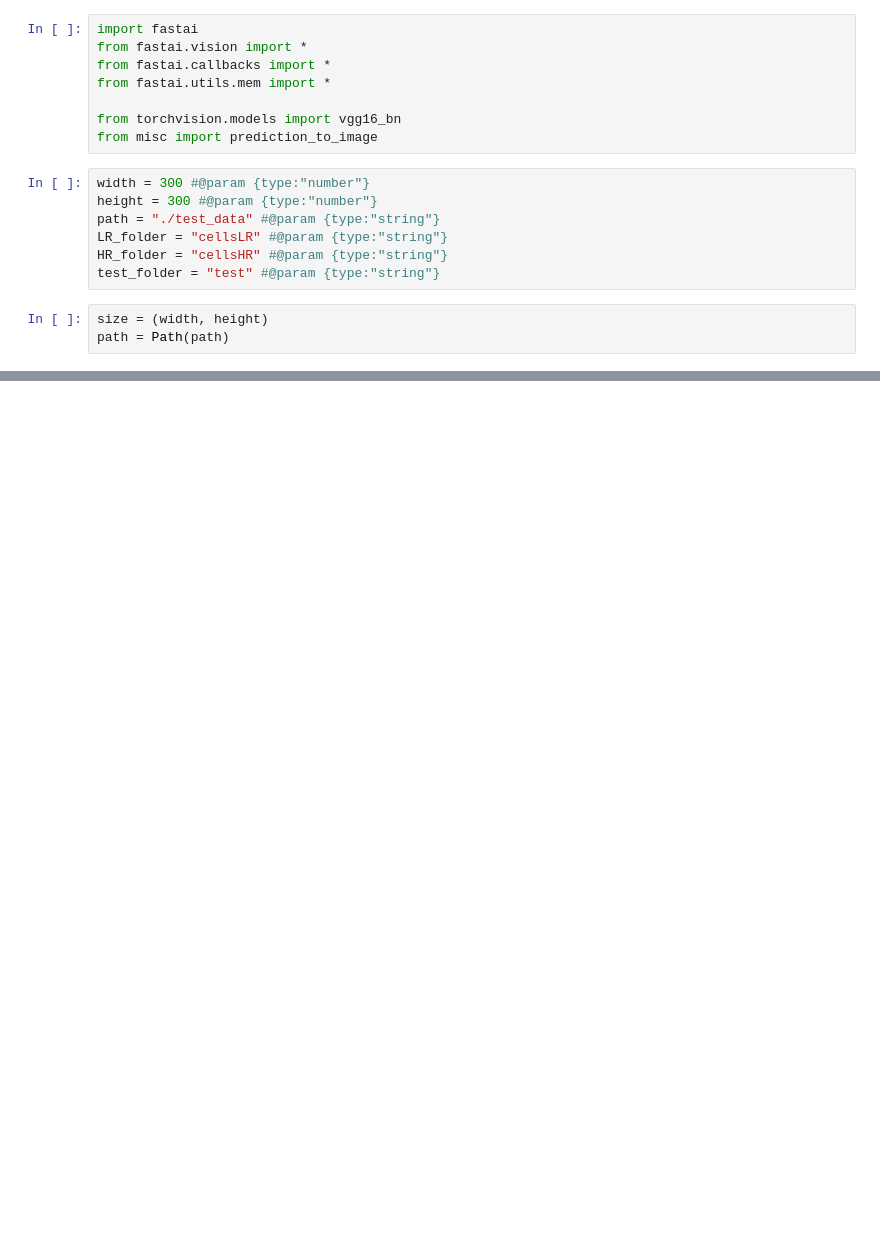
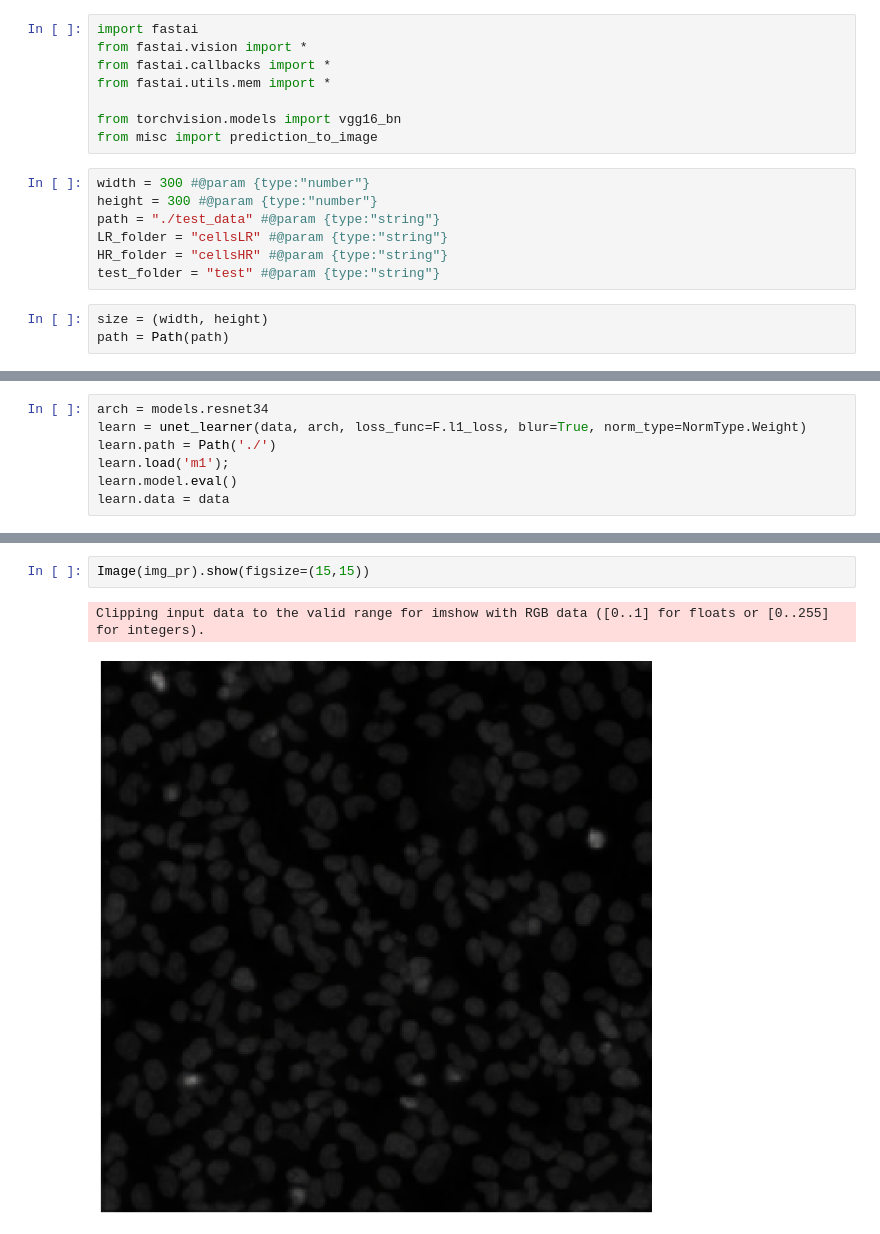
Before and after one commit to nikadilli/elemental-imageing-enhancement, a Jupyter notebook: UNetSR_test_colab.ipynb, the cells around one changed output, grey strips where cells are left out. Cells and saved outputs as stored; diff of their text form; blank space fills up the shorter version.

```diff
--- a/UNetSR_test_colab.ipynb
+++ b/UNetSR_test_colab.ipynb
@@ -65,0 +62,7 @@ OSError: ignored
+# %%
+arch = models.resnet34
+learn = unet_learner(data, arch, loss_func=F.l1_loss, blur=True, norm_type=NormType.Weight)
+learn.path = Path('./')
+learn.load('m1');
+learn.model.eval()
+learn.data = data
@@ -65,0 +90,5 @@ OSError: ignored
+# %%
+Image(img_pr).show(figsize=(15,15))
+# %% [output]
+Clipping input data to the valid range for imshow with RGB data ([0..1] for floats or [0..255] for integers).
+[figure, added]
```
Also changed, not shown: parts of 11 cells of this notebook.
